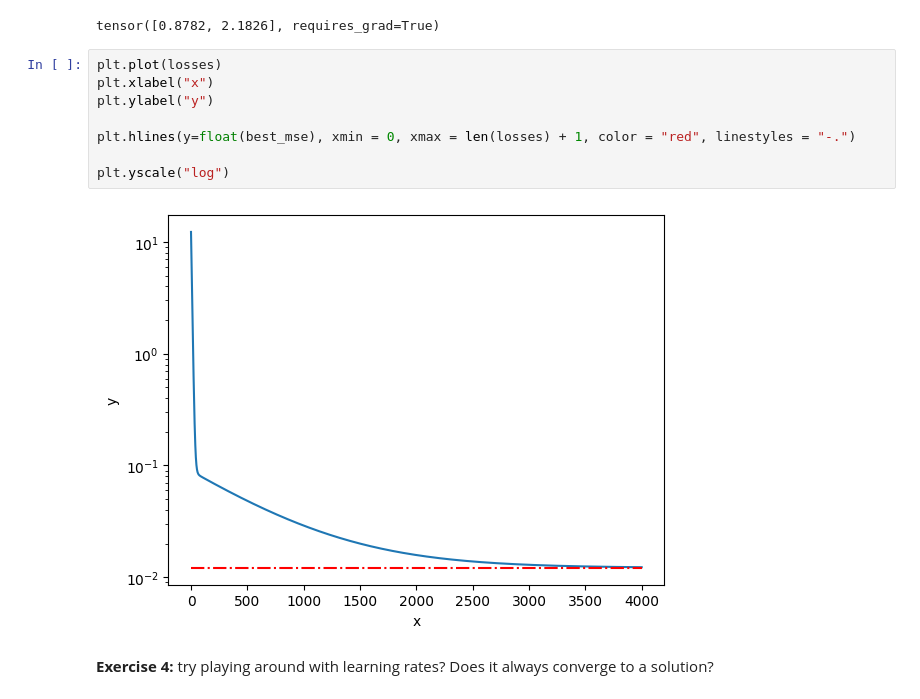
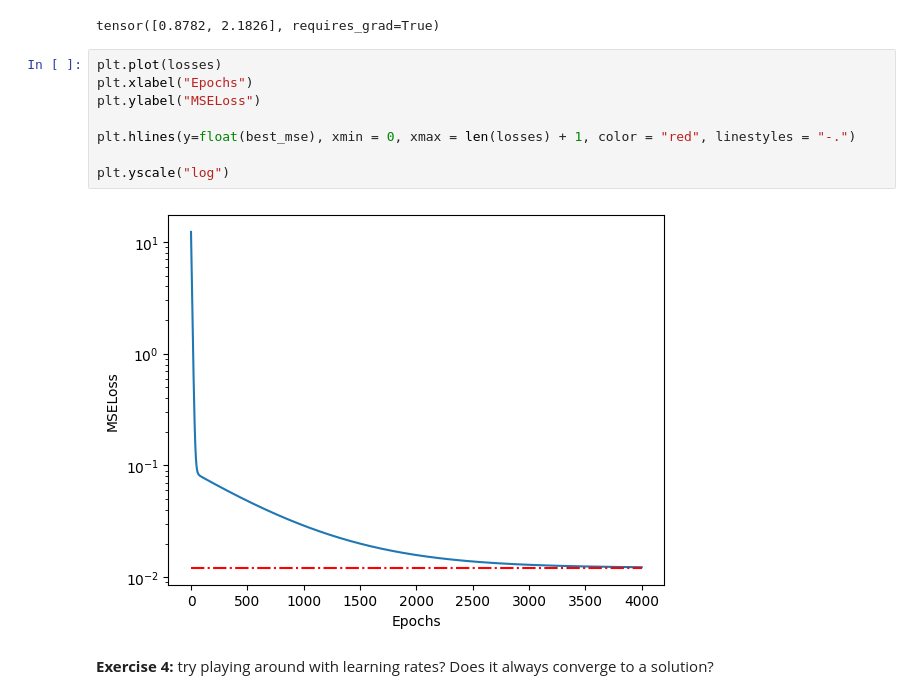
Before and after one commit to FedericoMilanesio/Unito-NeuralNetworks, a Jupyter notebook: notebooks/Lesson1.ipynb, the cells around one changed output. Saved outputs shown, nothing was run; the diff lists cells and outputs as text.

Commit message:
fixed plots

```diff
--- a/notebooks/Lesson1.ipynb
+++ b/notebooks/Lesson1.ipynb
@@ -296,14 +296,14 @@ params
 tensor([0.8782, 2.1826], requires_grad=True)
 # %%
 plt.plot(losses)
-plt.xlabel("x")
-plt.ylabel("y")
+plt.xlabel("Epochs")
+plt.ylabel("MSELoss")
 
 plt.hlines(y=float(best_mse), xmin = 0, xmax = len(losses) + 1, color = "red", linestyles = "-.")
 
 plt.yscale("log")
 # %% [output]
-[figure, old version]
+[figure, new version]
 # %% [markdown]
 **Exercise 4:** try playing around with learning rates? Does it always converge to a solution?
 # %%
```
Also changed, not shown: parts of 5 cells of this notebook.
